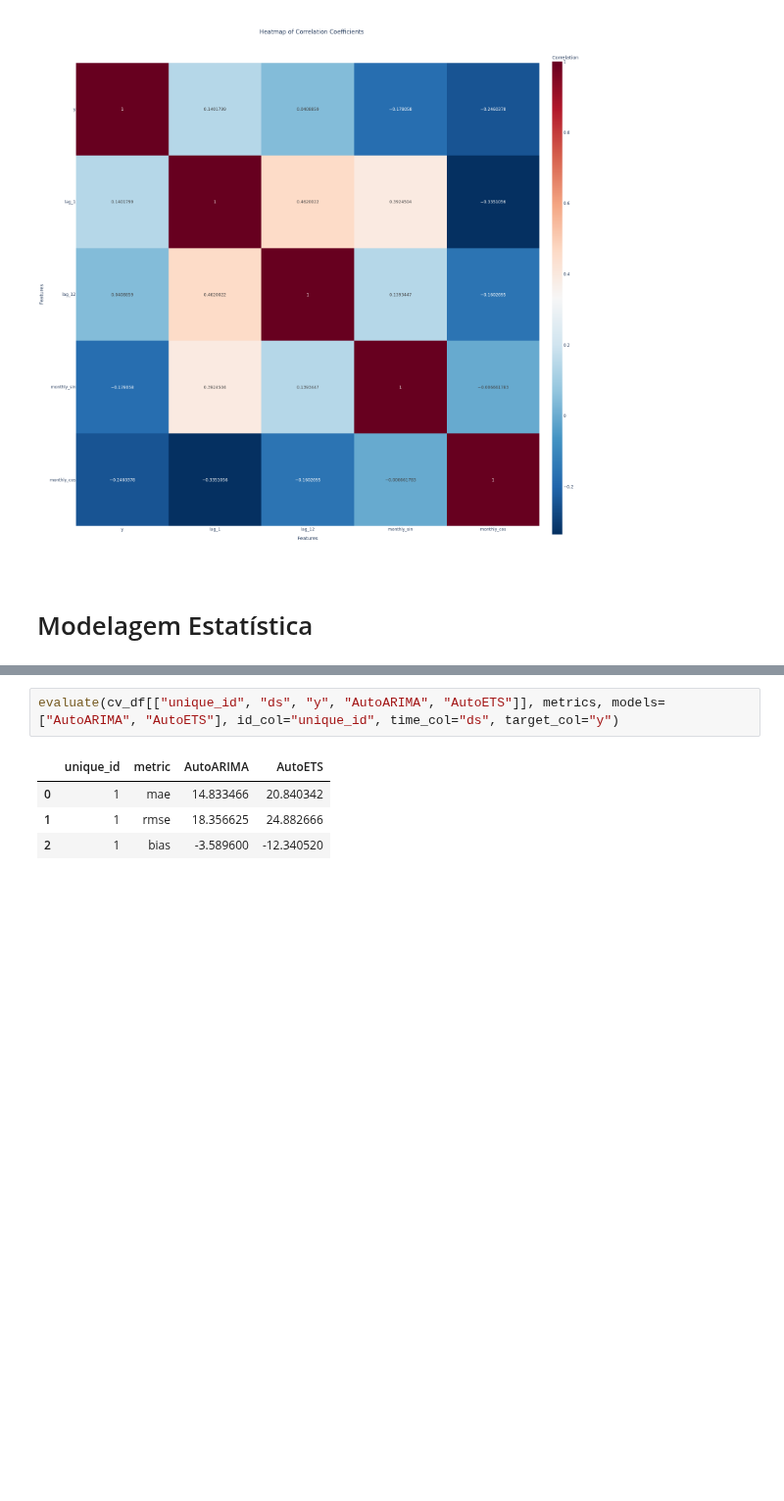
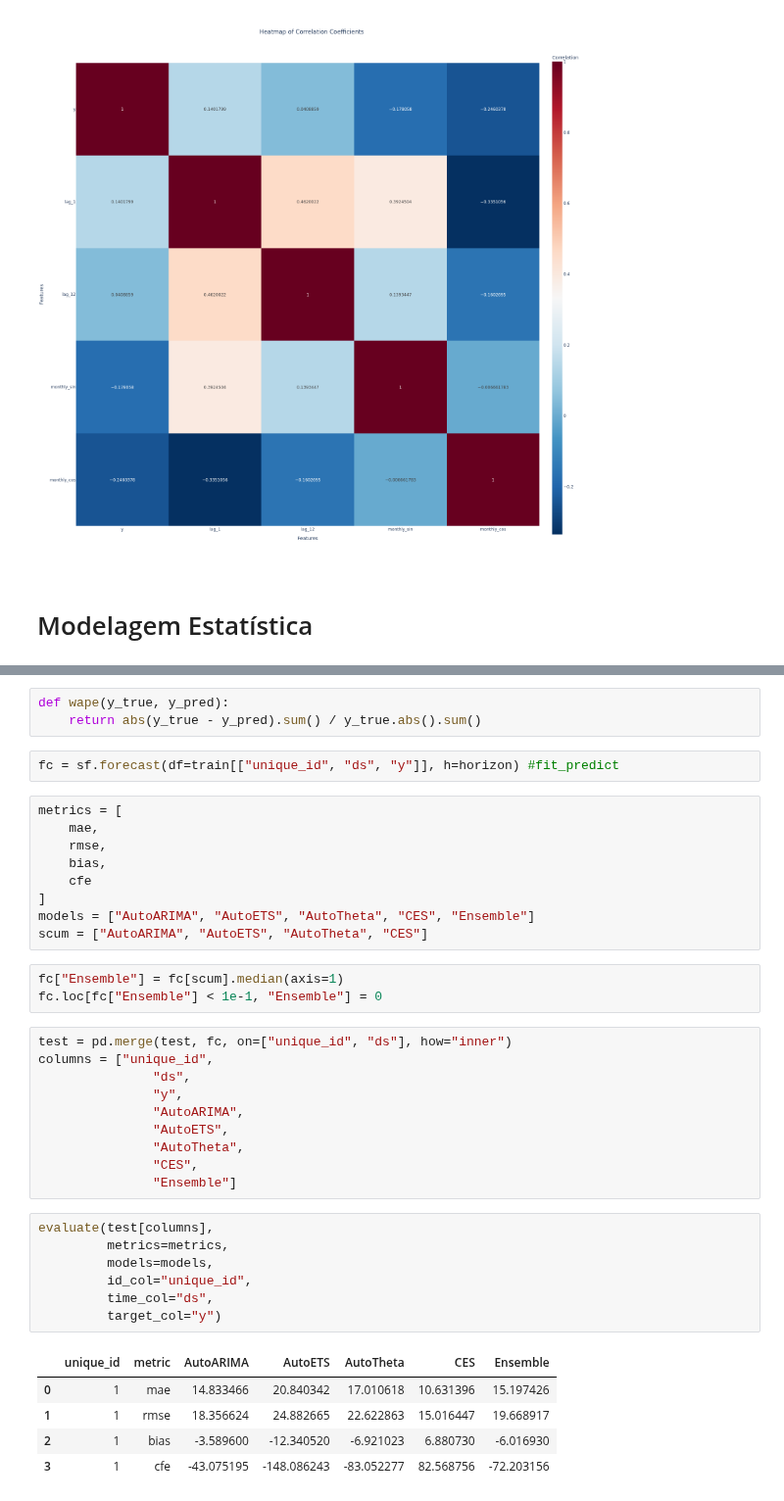
Before and after one commit to HeyLucasLeao/forecasting, a Jupyter notebook: 1.air_passangers.ipynb, the cells around one changed output, grey strips where cells are left out. Shown at 98% size. Saved outputs shown, nothing was run; the diff lists cells and outputs as text; blank space fills up the shorter version.

Commit message:
Atualiza a modelagem estatística para incluir AutoTheta e AutoCES, e adiciona a métrica CFE na avaliação dos modelos.

```diff
--- a/1.air_passangers.ipynb
+++ b/1.air_passangers.ipynb
@@ -164,7 +156,40 @@ metrics = [
+# %%
+def wape(y_true, y_pred):
+    return abs(y_true - y_pred).sum() / y_true.abs().sum()
+# %%
+fc = sf.forecast(df=train[["unique_id", "ds", "y"]], h=horizon) #fit_predict
+# %%
+metrics = [
+    mae,
+    rmse,
+    bias,
+    cfe
+]
+models = ["AutoARIMA", "AutoETS", "AutoTheta", "CES", "Ensemble"]
+scum = ["AutoARIMA", "AutoETS", "AutoTheta", "CES"]
+# %%
+fc["Ensemble"] = fc[scum].median(axis=1)
+fc.loc[fc["Ensemble"] < 1e-1, "Ensemble"] = 0
+# %%
+test = pd.merge(test, fc, on=["unique_id", "ds"], how="inner")
+columns = ["unique_id",
+               "ds",
+               "y",
+               "AutoARIMA",
+               "AutoETS",
+               "AutoTheta",
+               "CES",
+               "Ensemble"]
 # %%
-evaluate(cv_df[["unique_id", "ds", "y", "AutoARIMA", "AutoETS"]], metrics, models=["AutoARIMA", "AutoETS"], id_col="unique_id", time_col="ds", target_col="y")
+evaluate(test[columns],
+         metrics=metrics,
+         models=models,
+         id_col="unique_id",
+         time_col="ds",
+         target_col="y")
 # %% [output]
-|  | unique_id | metric | AutoARIMA | AutoETS |
-| 0 | 1 | mae | 14.833466 | 20.840342 |
-| 1 | 1 | rmse | 18.356625 | 24.882666 |
-| 2 | 1 | bias | -3.589600 | -12.340520 |
+|  | unique_id | metric | AutoARIMA | AutoETS | AutoTheta | CES | Ensemble |
+| 0 | 1 | mae | 14.833466 | 20.840342 | 17.010618 | 10.631396 | 15.197426 |
+| 1 | 1 | rmse | 18.356624 | 24.882665 | 22.622863 | 15.016447 | 19.668917 |
+| 2 | 1 | bias | -3.589600 | -12.340520 | -6.921023 | 6.880730 | -6.016930 |
+| 3 | 1 | cfe | -43.075195 | -148.086243 | -83.052277 | 82.568756 | -72.203156 |
```
Also changed, not shown: parts of 6 cells of this notebook.
